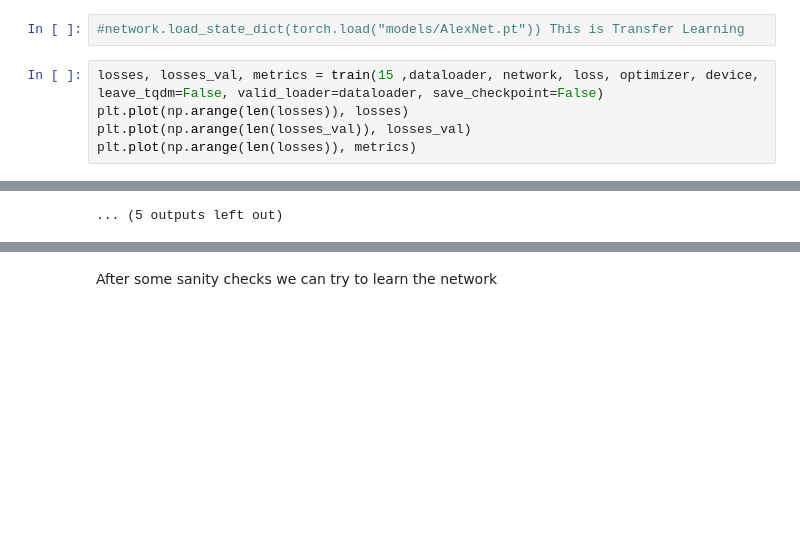
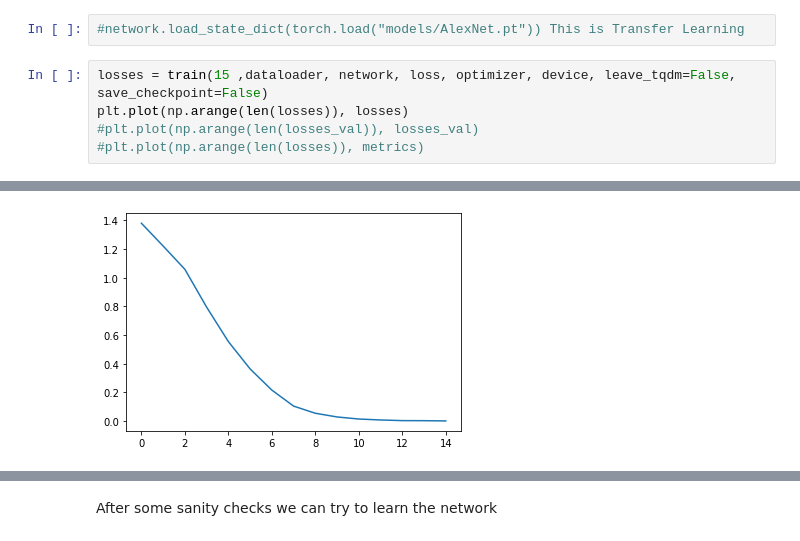
Before and after one commit to SebChw/DL-Architectures, a Jupyter notebook: NNArchitectures/presentation.ipynb, the cells around one changed output, grey strips where cells are left out. Cells and saved outputs as stored; diff of their text form; blank space fills up the shorter version.

```diff
--- a/NNArchitectures/presentation.ipynb
+++ b/NNArchitectures/presentation.ipynb
@@ -91,8 +92,8 @@ optimizer = torch.optim.Adam(network.parameters(), lr=0.0001)
 # %%
 #network.load_state_dict(torch.load("models/AlexNet.pt")) This is Transfer Learning
 # %%
-losses, losses_val, metrics = train(15 ,dataloader, network, loss, optimizer, device, leave_tqdm=False, valid_loader=dataloader, save_checkpoint=False)
+losses = train(15 ,dataloader, network, loss, optimizer, device, leave_tqdm=False, save_checkpoint=False)
 plt.plot(np.arange(len(losses)), losses)
-plt.plot(np.arange(len(losses_val)), losses_val)
-plt.plot(np.arange(len(losses)), metrics)
+#plt.plot(np.arange(len(losses_val)), losses_val)
+#plt.plot(np.arange(len(losses)), metrics)
 # %% [output]
@@ -111,4 +101,4 @@ Validation  loss: 1.364182472229004, Validation accuracy: 0.5
-... (5 outputs left out)
+[figure, added]
 # %%
 network = get_VGG16(num_of_classes = 200, input_size = 64, num_of_channels=3).to(device)
 loss = nn.CrossEntropyLoss() #Generally if you mess up num_of_classes or prepare labeling starting from 1 you may get CUDA error
```
Also changed, not shown: parts of 6 cells of this notebook, 8 other files.
